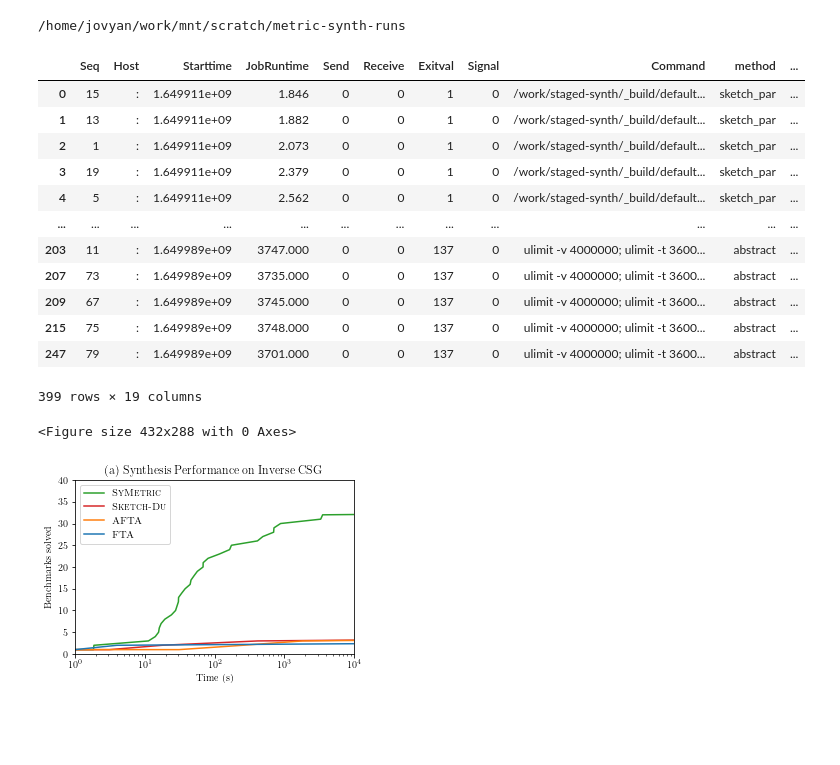
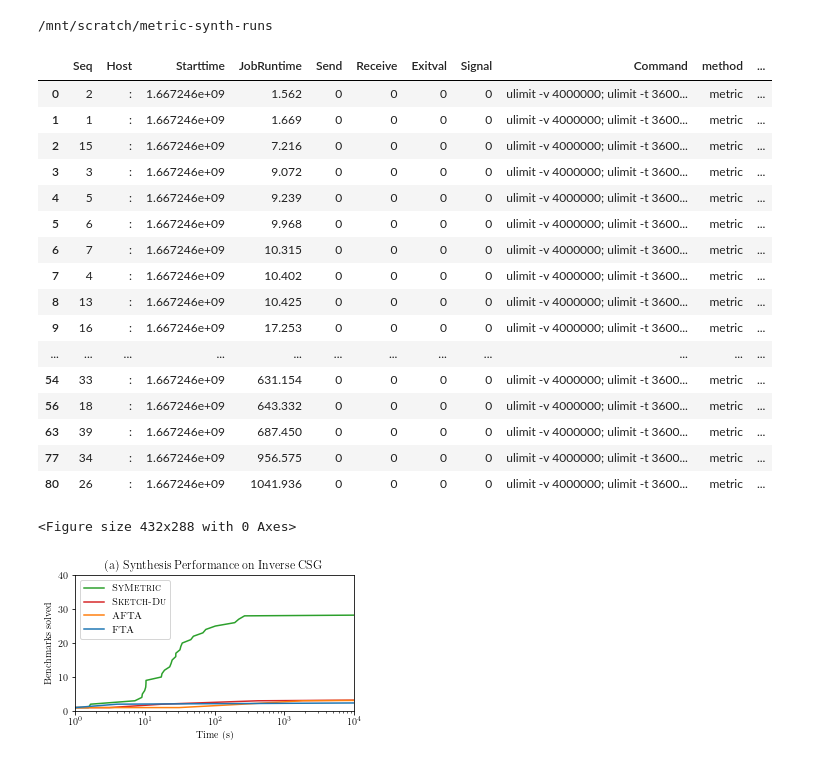
Before and after one commit to jfeser/symetric, a Jupyter notebook: notebooks/CSG results.ipynb, the cells around one changed output. Saved outputs shown, nothing was run; the diff lists cells and outputs as text; code cells hidden in the pictures; blank space fills up the shorter version.

Commit message:
fix plots

```diff
--- a/notebooks/CSG results.ipynb
+++ b/notebooks/CSG results.ipynb
@@ -1,4 +1,4 @@
 # %%
-cd ~/work/home/feser/work/ocaml-workspace/staged-synth/runs/
+cd /mnt/scratch/metric-synth-runs/
 # %% [output]
-/home/jovyan/work/mnt/scratch/metric-synth-runs
+/mnt/scratch/metric-synth-runs
@@ -26,6 +29,8 @@ def load_sketch(logs):
         dfs.append(load_joblog(log, name))
     return pd.concat(dfs)
 # %%
+csg_metric = '2022-10-31-19:51:16'
+
 joblog_df = load_joblog('csg-abs-and-enum')
 joblog_df = joblog_df[
     (joblog_df["method"] == "abstract_norepl")
@@ -33,7 +38,7 @@ joblog_df = joblog_df[
     | (joblog_df["method"] == "enumerate")
 ]
 
-metric_joblog_df = load_joblog('csg-metric')
+metric_joblog_df = load_joblog(csg_metric)
 sketch_joblog_df1 = load_joblog('csg-sketch-1', name='sketch_joblog')
 sketch_joblog_df2 = load_joblog('csg-sketch-2')
 sketch_joblog_df = pd.concat([sketch_joblog_df1, sketch_joblog_df2])
@@ -46,20 +51,25 @@ joblog_df = pd.concat([
 ])
 
 
-joblog_df
+set(joblog_df['method'])
+joblog_df[joblog_df['method'] == 'metric']
 # %% [output]
 |  | Seq | Host | Starttime | JobRuntime | Send | Receive | Exitval | Signal | Command | method | ... |
-| 0 | 15 | : | 1.649911e+09 | 1.846 | 0 | 0 | 1 | 0 | /work/staged-synth/_build/default... | sketch_par | ... |
-| 1 | 13 | : | 1.649911e+09 | 1.882 | 0 | 0 | 1 | 0 | /work/staged-synth/_build/default... | sketch_par | ... |
-| 2 | 1 | : | 1.649911e+09 | 2.073 | 0 | 0 | 1 | 0 | /work/staged-synth/_build/default... | sketch_par | ... |
-| 3 | 19 | : | 1.649911e+09 | 2.379 | 0 | 0 | 1 | 0 | /work/staged-synth/_build/default... | sketch_par | ... |
-| 4 | 5 | : | 1.649911e+09 | 2.562 | 0 | 0 | 1 | 0 | /work/staged-synth/_build/default... | sketch_par | ... |
+| 0 | 2 | : | 1.667246e+09 | 1.562 | 0 | 0 | 0 | 0 | ulimit -v 4000000; ulimit -t 3600... | metric | ... |
+| 1 | 1 | : | 1.667246e+09 | 1.669 | 0 | 0 | 0 | 0 | ulimit -v 4000000; ulimit -t 3600... | metric | ... |
+| 2 | 15 | : | 1.667246e+09 | 7.216 | 0 | 0 | 0 | 0 | ulimit -v 4000000; ulimit -t 3600... | metric | ... |
+| 3 | 3 | : | 1.667246e+09 | 9.072 | 0 | 0 | 0 | 0 | ulimit -v 4000000; ulimit -t 3600... | metric | ... |
+| 4 | 5 | : | 1.667246e+09 | 9.239 | 0 | 0 | 0 | 0 | ulimit -v 4000000; ulimit -t 3600... | metric | ... |
+| 5 | 6 | : | 1.667246e+09 | 9.968 | 0 | 0 | 0 | 0 | ulimit -v 4000000; ulimit -t 3600... | metric | ... |
+| 6 | 7 | : | 1.667246e+09 | 10.315 | 0 | 0 | 0 | 0 | ulimit -v 4000000; ulimit -t 3600... | metric | ... |
+| 7 | 4 | : | 1.667246e+09 | 10.402 | 0 | 0 | 0 | 0 | ulimit -v 4000000; ulimit -t 3600... | metric | ... |
+| 8 | 13 | : | 1.667246e+09 | 10.425 | 0 | 0 | 0 | 0 | ulimit -v 4000000; ulimit -t 3600... | metric | ... |
+| 9 | 16 | : | 1.667246e+09 | 17.253 | 0 | 0 | 0 | 0 | ulimit -v 4000000; ulimit -t 3600... | metric | ... |
 | ... | ... | ... | ... | ... | ... | ... | ... | ... | ... | ... | ... |
-| 203 | 11 | : | 1.649989e+09 | 3747.000 | 0 | 0 | 137 | 0 | ulimit -v 4000000; ulimit -t 3600... | abstract | ... |
-| 207 | 73 | : | 1.649989e+09 | 3735.000 | 0 | 0 | 137 | 0 | ulimit -v 4000000; ulimit -t 3600... | abstract | ... |
-| 209 | 67 | : | 1.649989e+09 | 3745.000 | 0 | 0 | 137 | 0 | ulimit -v 4000000; ulimit -t 3600... | abstract | ... |
-| 215 | 75 | : | 1.649989e+09 | 3748.000 | 0 | 0 | 137 | 0 | ulimit -v 4000000; ulimit -t 3600... | abstract | ... |
-| 247 | 79 | : | 1.649989e+09 | 3701.000 | 0 | 0 | 137 | 0 | ulimit -v 4000000; ulimit -t 3600... | abstract | ... |
+| 54 | 33 | : | 1.667246e+09 | 631.154 | 0 | 0 | 0 | 0 | ulimit -v 4000000; ulimit -t 3600... | metric | ... |
+| 56 | 18 | : | 1.667246e+09 | 643.332 | 0 | 0 | 0 | 0 | ulimit -v 4000000; ulimit -t 3600... | metric | ... |
+| 63 | 39 | : | 1.667246e+09 | 687.450 | 0 | 0 | 0 | 0 | ulimit -v 4000000; ulimit -t 3600... | metric | ... |
+| 77 | 34 | : | 1.667246e+09 | 956.575 | 0 | 0 | 0 | 0 | ulimit -v 4000000; ulimit -t 3600... | metric | ... |
+| 80 | 26 | : | 1.667246e+09 | 1041.936 | 0 | 0 | 0 | 0 | ulimit -v 4000000; ulimit -t 3600... | metric | ... |
-399 rows × 19 columns
 # %%
 n_bench = 40
@@ -66,11 +77,12 @@ n_bench = 40
 # %%
+timeout_time = 1e10
 def plot(df):
     plt.tight_layout()
-    fig = plt.figure(figsize=(5, 3.2))
+    fig = plt.figure(figsize=(5, 2.5))
     ax = fig.add_subplot(1, 1, 1)
 
-    df = df[df['status'] == 'success']
-    df = df.groupby(['method', 'bench'])['JobRuntime'].median()
+    joblog_df.loc[joblog_df['status'] != 'success', 'JobRuntime'] = 1e10
+    df = df.groupby(['method', 'bench'])['JobRuntime'].max()
     std = df.xs('metric')
     std = std.sort_values().fillna(1e10)
     ax.plot(
@@ -98,32 +110,32 @@ def plot(df):
     """
     en = enum["runtime"]
     en = en.sort_values().fillna(1e10)
     ax.plot(
         [0] + list(en),
         range(0, len(en) + 1),
         label=r"\textsc{Enumeration}",
         color="C0",
     )
 
     abstr = abst["runtime"]
     abstr = abstr.sort_values().fillna(1e10)
     ax.plot(
         [0] + list(abstr),
         range(0, len(abstr) + 1),
         label=r"\textsc{Syngar}",
         color="C1",
     )
     """
 
     ax.set_ylim([0, n_bench])
     ax.set_xlim([1e0, 1e4])
     ax.set_xscale('log')
     ax.set_ylabel("Benchmarks solved")
     ax.set_xlabel("Time (s)")
     plt.legend(loc="upper left")
     ax.set_title(r"(a) Synthesis Performance on Inverse CSG")
-    plt.savefig('/home/jovyan/work/home/feser/metric_synth/csg_comparison.pdf')
+    plt.savefig('/home/feser/634da4c60a6e2fe917f357dc/metric_synth/csg_comparison.pdf', bbox_inches='tight')
 plot(joblog_df)
 # %% [output]
 <Figure size 432x288 with 0 Axes>
-[figure, old version]
+[figure, new version]
```
Also changed, not shown: parts of 7 cells of this notebook, 7 other files.
